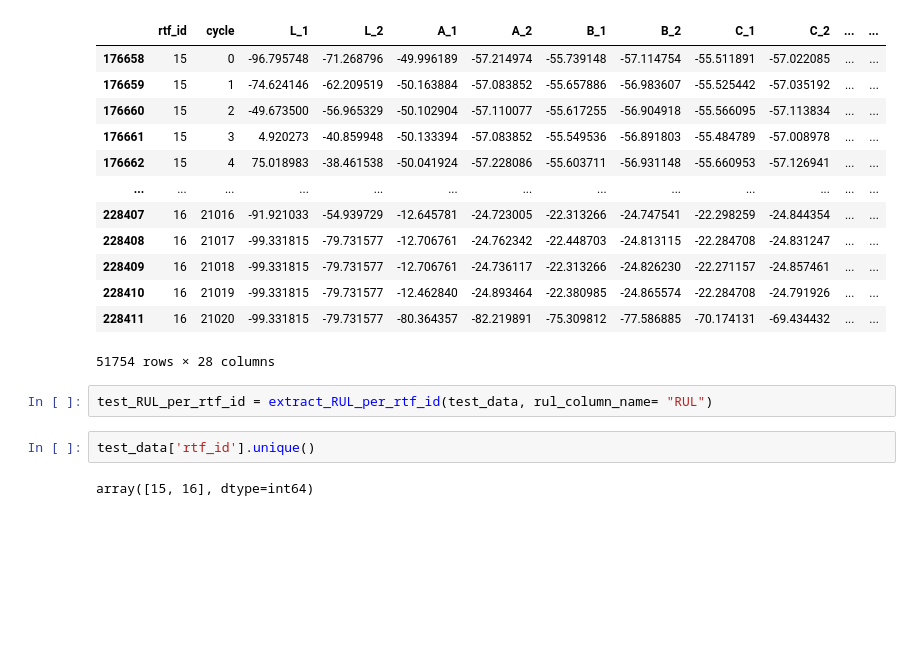
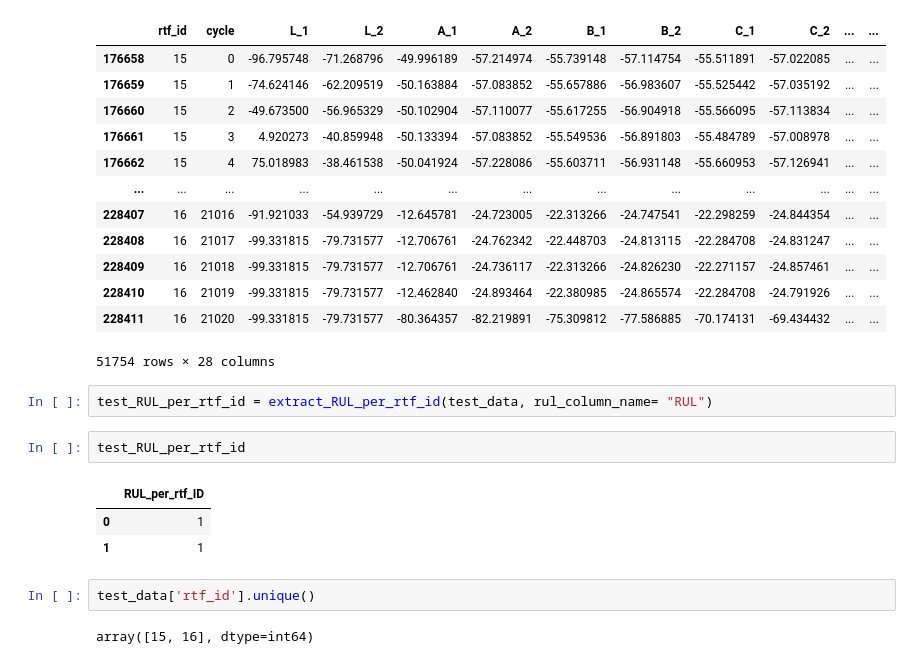
Before and after one commit to JoeZYX/AutoRUL, a Jupyter notebook: kaggel_plant.ipynb, the cells around one changed output. Saved outputs shown, nothing was run; the diff lists cells and outputs as text; blank space fills up the shorter version.

```diff
--- a/kaggel_plant.ipynb
+++ b/kaggel_plant.ipynb
@@ -113,6 +113,12 @@ test_data
 51754 rows × 28 columns
 # %%
 test_RUL_per_rtf_id = extract_RUL_per_rtf_id(test_data, rul_column_name= "RUL")
+# %%
+test_RUL_per_rtf_id
+# %% [output]
+|  | RUL_per_rtf_ID |
+| 0 | 1 |
+| 1 | 1 |
 # %%
 test_data['rtf_id'].unique()
 # %% [output]
```
Also changed, not shown: parts of 9 cells of this notebook, 2 other files.
